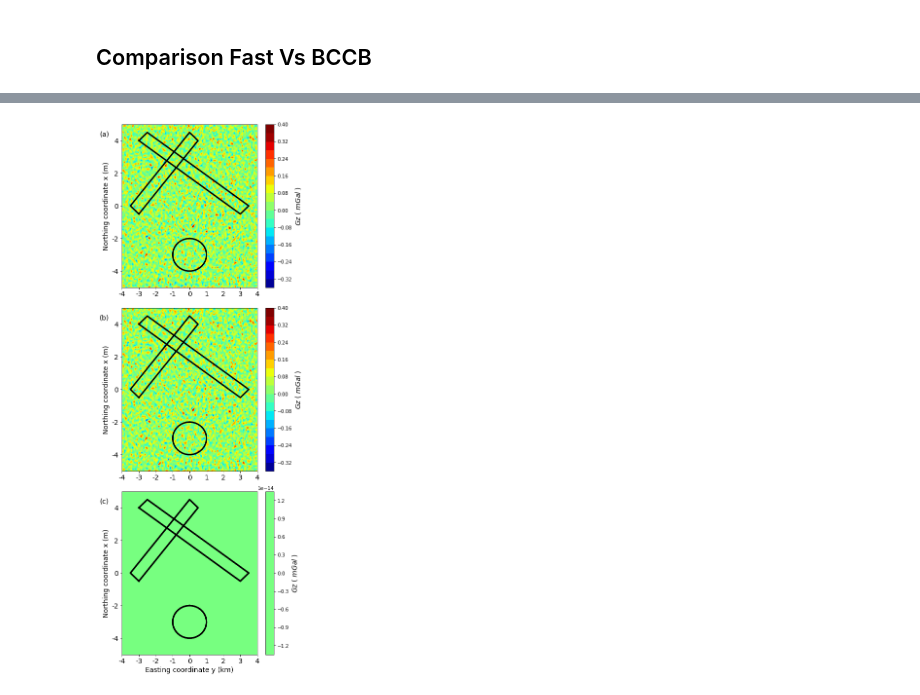
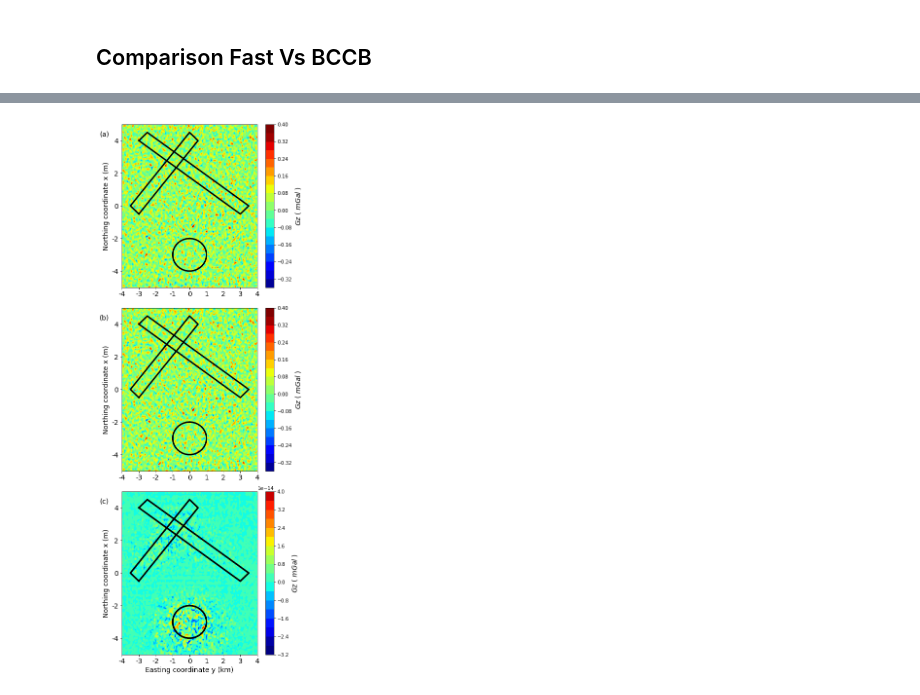
Before and after one commit to pinga-lab/Eq_Layer-Toeplitz, a Jupyter notebook: code/Fast_equivalent_dobs_med.ipynb, the cells around one changed output, grey strips where cells are left out. Cells and saved outputs as stored; diff of their text form; code cells hidden in the pictures.

Commit message:
include new figures for tests with synthetic data

```diff
--- a/code/Fast_equivalent_dobs_med.ipynb
+++ b/code/Fast_equivalent_dobs_med.ipynb
@@ -311,33 +311,33 @@ cb = plt.colorbar(shrink=1)
 #plt.axis('scaled')
 cb.set_label('$Gz$ ( $mGal$ )', rotation=90, fontsize=14)
 plt.xlim(np.min(yi),np.max(yi))
 plt.ylim(np.min(xi),np.max(xi))
 plt.xticks(fontsize=14)
 plt.yticks(fontsize=14)
 #plt.xlabel('Easting coordinate y (km)', fontsize=14)
 plt.ylabel('Northing coordinate x (m)', fontsize=14)
 mpl.m2km()
 
 plt.subplot(313)
 plt.title('(c)', y=0.91, x=-0.13, fontsize=14)
-plt.tricontourf(yi,xi,delta_gzp,22,cmap='jet', vmin = scale_min, vmax = scale_max)
+plt.tricontourf(yi,xi,delta_gzp,22,cmap='jet', vmin = np.min(delta_gzp), vmax = np.max(delta_gzp))
 plt.plot(x_p,y_p,color="k", linewidth=3)
 plt.plot(x_p2,y_p2,color="k", linewidth=3)
 plt.plot(y, x, color="k", linewidth=3)
 plt.plot(x_p,y_p,color="k", linewidth=3)
 plt.plot(x_p2,y_p2,color="k", linewidth=3)
 plt.plot(y, x, color="k", linewidth=3)
 cb = plt.colorbar(shrink=1)
 #plt.axis('scaled')
 cb.set_label('$Gz$ ( $mGal$ )', rotation=90, fontsize=14)
 plt.xlim(np.min(yi),np.max(yi))
 plt.ylim(np.min(xi),np.max(xi))
 plt.xticks(fontsize=14)
 plt.yticks(fontsize=14)
 plt.xlabel('Easting coordinate y (km)', fontsize=14)
 plt.ylabel('Northing coordinate x (m)', fontsize=14)
 mpl.m2km()
 plt.tight_layout(True)
-#plt.savefig('../manuscript/Fig/deltas_gz_med.png', dpi=300)
+plt.savefig('../manuscript/Fig/deltas_gz_med.png', dpi=300)
 # %% [output]
-[figure, old version]
+[figure, new version]
```
Also changed, not shown: parts of 9 cells of this notebook, 13 other files.
